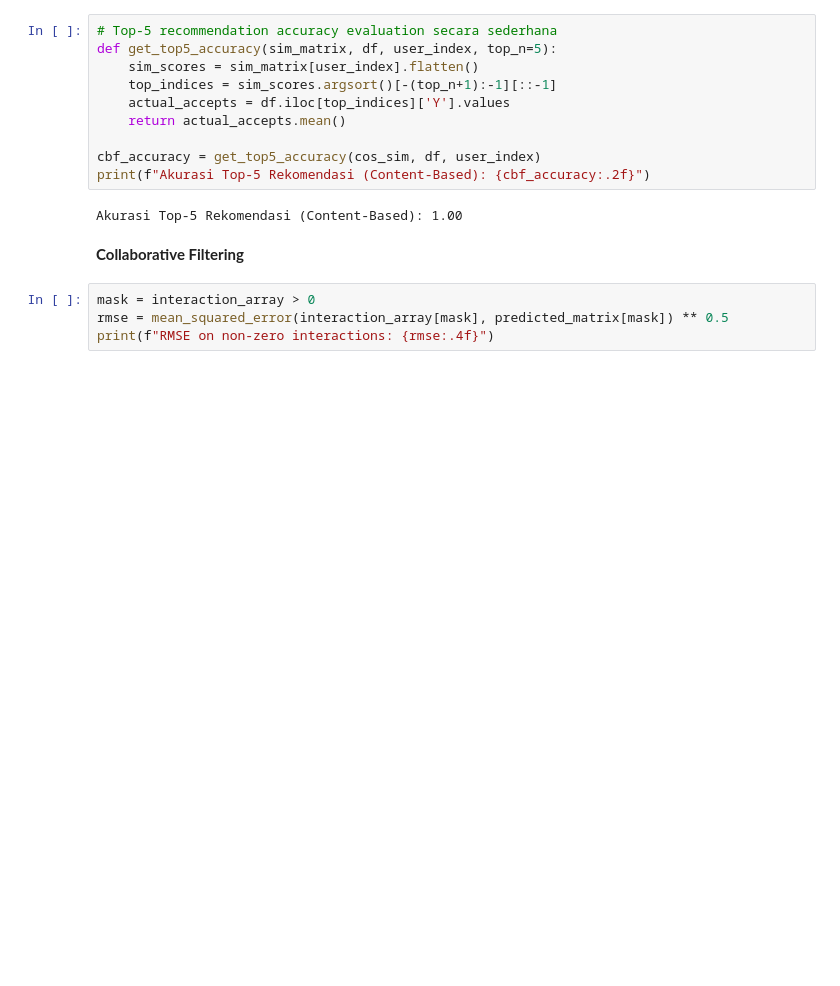
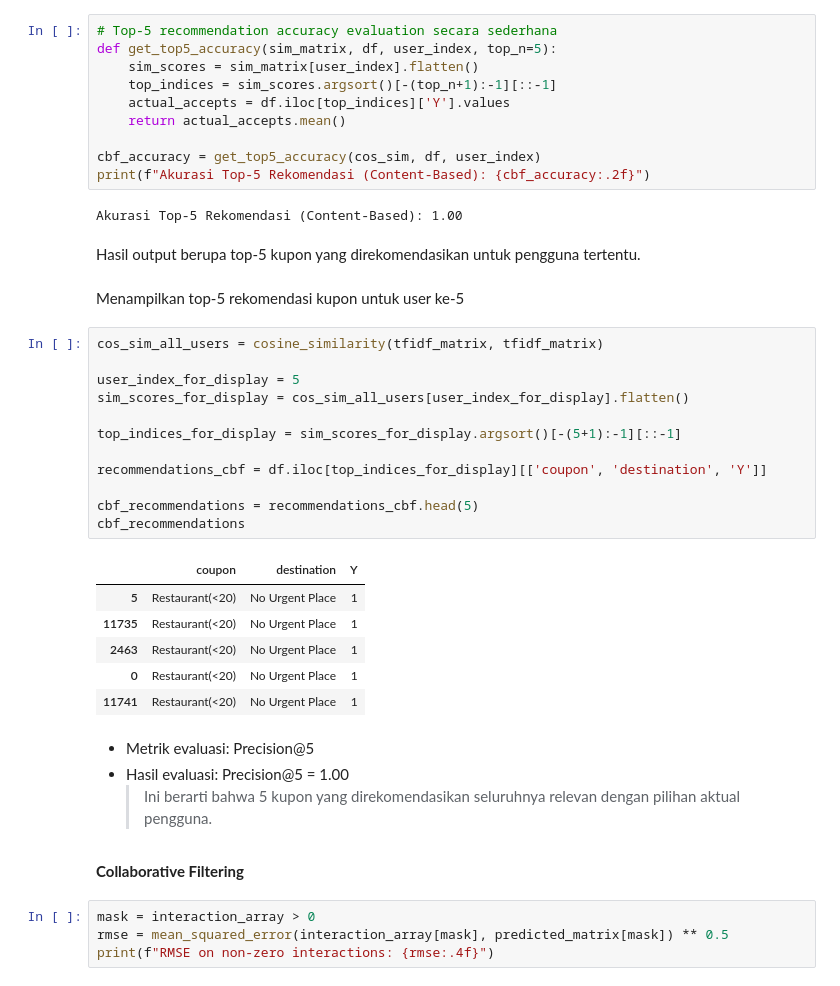
Before and after one commit to Zkeera/Proyek-Akhir-Machine-Learning, a Jupyter notebook: Sistem_Rekomendasi_Kupon_Dalam_Kendaraan.ipynb, the cells around one changed output. Cells and saved outputs as stored; diff of their text form; blank space fills up the shorter version.

```diff
--- a/Sistem_Rekomendasi_Kupon_Dalam_Kendaraan.ipynb
+++ b/Sistem_Rekomendasi_Kupon_Dalam_Kendaraan.ipynb
@@ -139,6 +141,33 @@ cbf_accuracy = get_top5_accuracy(cos_sim, df, user_index)
 print(f"Akurasi Top-5 Rekomendasi (Content-Based): {cbf_accuracy:.2f}")
 # %% [output]
 Akurasi Top-5 Rekomendasi (Content-Based): 1.00
+# %% [markdown]
+Hasil output berupa top-5 kupon yang direkomendasikan untuk pengguna tertentu.
+# %% [markdown]
+Menampilkan top-5 rekomendasi kupon untuk user ke-5
+# %%
+cos_sim_all_users = cosine_similarity(tfidf_matrix, tfidf_matrix)
+
+user_index_for_display = 5
+sim_scores_for_display = cos_sim_all_users[user_index_for_display].flatten()
+
+top_indices_for_display = sim_scores_for_display.argsort()[-(5+1):-1][::-1]
+
+recommendations_cbf = df.iloc[top_indices_for_display][['coupon', 'destination', 'Y']]
+
+cbf_recommendations = recommendations_cbf.head(5)
+cbf_recommendations
+# %% [output]
+|  | coupon | destination | Y |
+| 5 | Restaurant(<20) | No Urgent Place | 1 |
+| 11735 | Restaurant(<20) | No Urgent Place | 1 |
+| 2463 | Restaurant(<20) | No Urgent Place | 1 |
+| 0 | Restaurant(<20) | No Urgent Place | 1 |
+| 11741 | Restaurant(<20) | No Urgent Place | 1 |
+# %% [markdown]
+- Metrik evaluasi: Precision@5
+- Hasil evaluasi: Precision@5 = 1.00
+  > Ini berarti bahwa 5 kupon yang direkomendasikan seluruhnya relevan dengan pilihan aktual pengguna.
 # %% [markdown]
 **Collaborative Filtering**
 # %%
```
Also changed, not shown: parts of 8 cells of this notebook.
